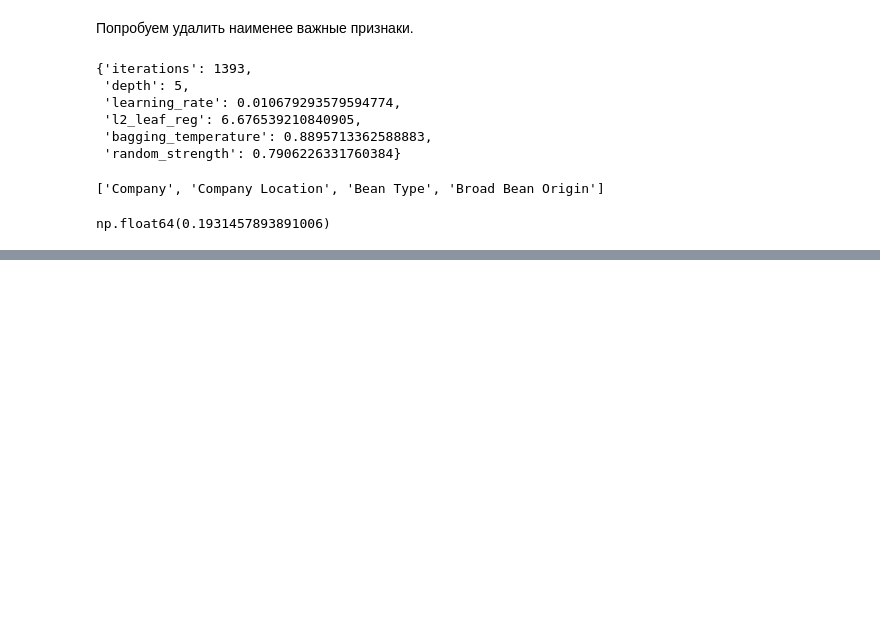
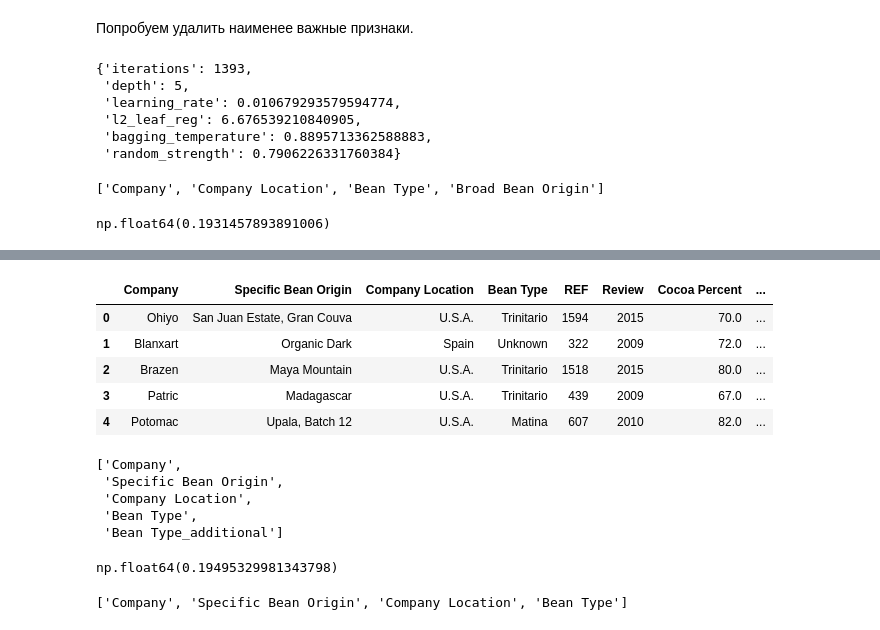
Before and after one commit to PolyakovMA/chocolate-review, a Jupyter notebook: Chocolate_reviews.ipynb, the cells around one changed output, grey strips where cells are left out. Drawn from its saved outputs; the diff is of its cells as text; code cells hidden in the pictures; blank space fills up the shorter version.

```diff
--- a/Chocolate_reviews.ipynb
+++ b/Chocolate_reviews.ipynb
@@ -761,0 +846,26 @@ result_df.to_csv("catboost_submission_2.csv", index=False)
+# %%
+X_test_2['Bean Type'] = X_test_2['Bean Type'].str.split(r'[ ,]+').str[0]
+X_test_2['Bean Type_additional'] = X_test_2['Bean Type'].str.split(r'[ ,]+').str[1]
+
+X_test_2['Bean Type_additional'] = X_test_2['Bean Type_additional'].replace(np.nan, 'Unknown')
+X_test_2.head()
+# %% [output]
+|  | Company | Specific Bean Origin | Company Location | Bean Type | REF | Review | Cocoa Percent | ... |
+| 0 | Ohiyo | San Juan Estate, Gran Couva | U.S.A. | Trinitario | 1594 | 2015 | 70.0 | ... |
+| 1 | Blanxart | Organic Dark | Spain | Unknown | 322 | 2009 | 72.0 | ... |
+| 2 | Brazen | Maya Mountain | U.S.A. | Trinitario | 1518 | 2015 | 80.0 | ... |
+| 3 | Patric | Madagascar | U.S.A. | Trinitario | 439 | 2009 | 67.0 | ... |
+| 4 | Potomac | Upala, Batch 12 | U.S.A. | Matina | 607 | 2010 | 82.0 | ... |
+# %%
+cat_features = list(X_train_2.select_dtypes('object').columns)
+cat_features
+# %% [output]
+['Company',
+ 'Specific Bean Origin',
+ 'Company Location',
+ 'Bean Type',
+ 'Bean Type_additional']
+# %%
+test_this_sht(X_train_2, y_train, best_params, cat_features)
+# %% [output]
+np.float64(0.19495329981343798)
@@ -761,0 +877,5 @@ result_df.to_csv("catboost_submission_2.csv", index=False)
+# %%
+cat_features = list(X_train_2.select_dtypes('object').columns)
+cat_features
+# %% [output]
+['Company', 'Specific Bean Origin', 'Company Location', 'Bean Type']
```
Also changed, not shown: parts of 44 cells of this notebook.
